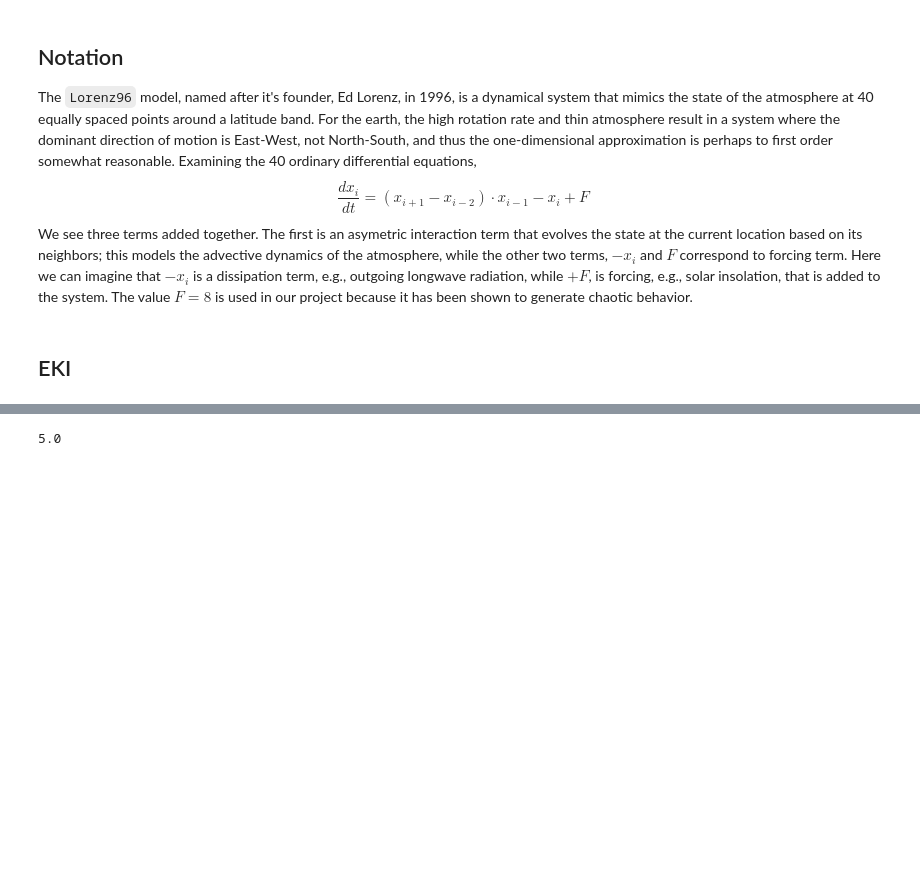
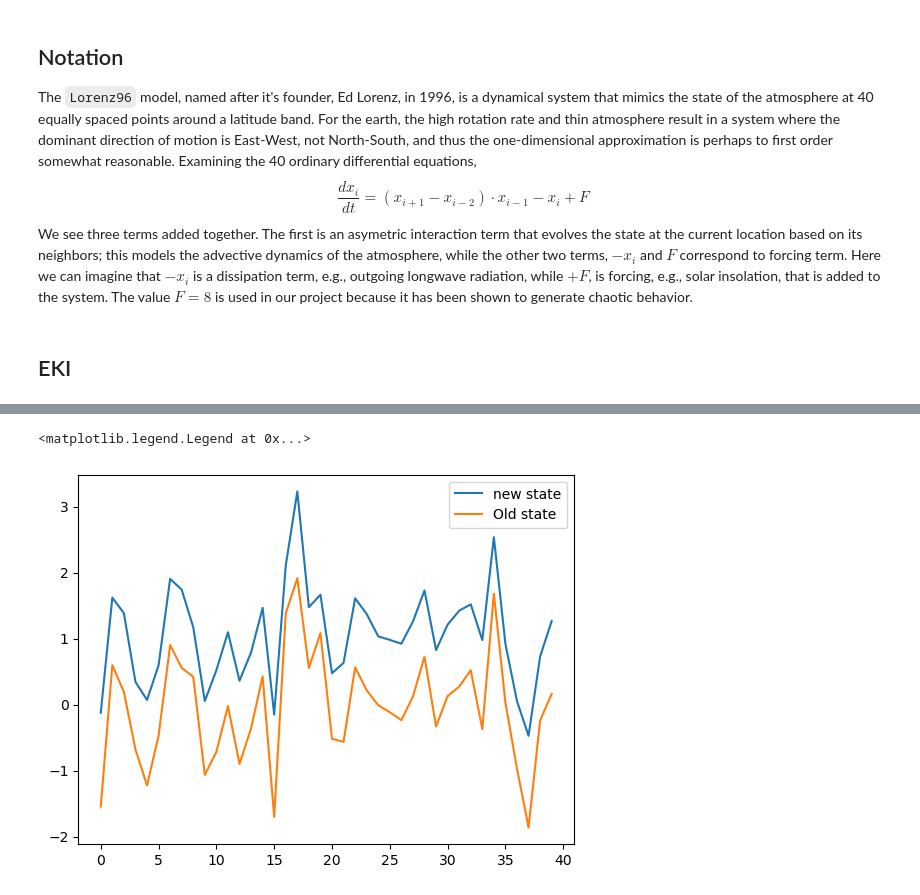
Before and after one commit to Julians42/ACM270, a Jupyter notebook: lorenz96/eki_lorenz96.ipynb, the cells around one changed output, grey strips where cells are left out. Drawn from its saved outputs; the diff is of its cells as text; code cells hidden in the pictures; blank space fills up the shorter version.

Commit message:
Adds working eki algorithm for lorenz96 equations

```diff
--- a/lorenz96/eki_lorenz96.ipynb
+++ b/lorenz96/eki_lorenz96.ipynb
@@ -59,4 +61,26 @@ array([0.  , 0.05, 0.1 , 0.15, 0.2 , 0.25, 0.3 , 0.35, 0.4 , 0.45, 0.5 ,
-# %%
-dt*n_steps
-# %% [output]
-5.0
+# %%
+J = 50 # choose number of ensemble members
+theta0 = np.random.randn(x0.shape[0], J) # generate initial ensemble of estimates
+# %%
+# map the theta0 ensemble through the numerical model
+# def forward_model(theta, noise=0.01):
+#     theta_update = np.zeros_like(theta)
+#     for i in range(J):
+#         val_noise = np.random.randn(theta.shape[0]) * noise
+#         theta_update[:,i] = solve_ivp(lorenz96, [0, n_steps*dt], theta[:,i], t_eval=np.arange(0.0, n_steps*dt, dt)).y.T[-1,:] + val_noise
+#     return theta_update
+def forward_model(theta):
+    theta_update = np.zeros_like(theta)
+    for i in range(J):
+        theta_update[:,i] = solve_ivp(lorenz96, [0, n_steps*dt], theta[:,i], t_eval=np.arange(0.0, n_steps*dt, dt)).y.T[-1,:]
+    return theta_update
+
+theta = forward_model(theta0)
+# %%
+#plt.plot((theta-theta0)[:,0],label="error")
+plt.plot(theta[:,0], label = "new state")
+plt.plot(theta0[:,0], label= "Old state")
+plt.legend()
+# %% [output]
+<matplotlib.legend.Legend at 0x...>
+[figure, added]
```
Also changed, not shown: parts of 15 cells of this notebook.
